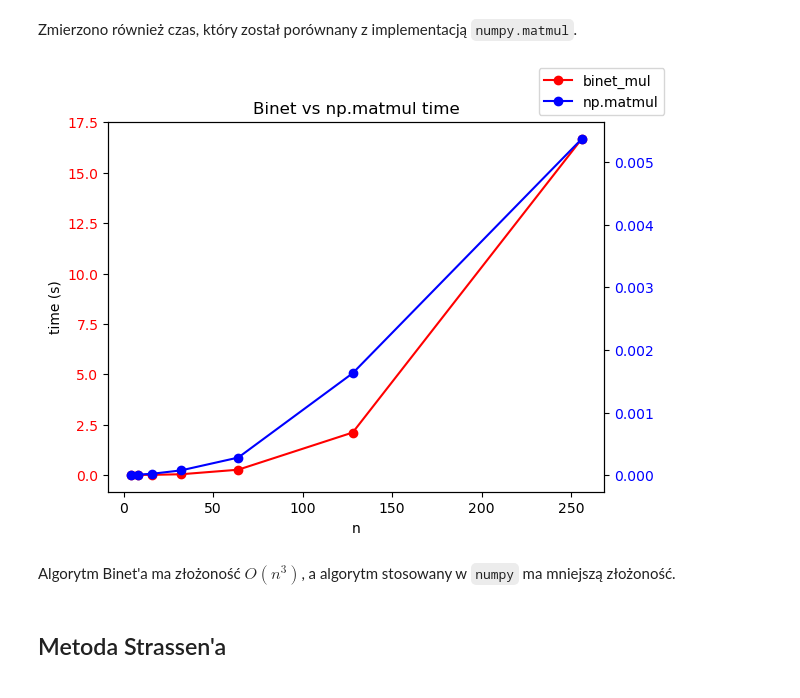
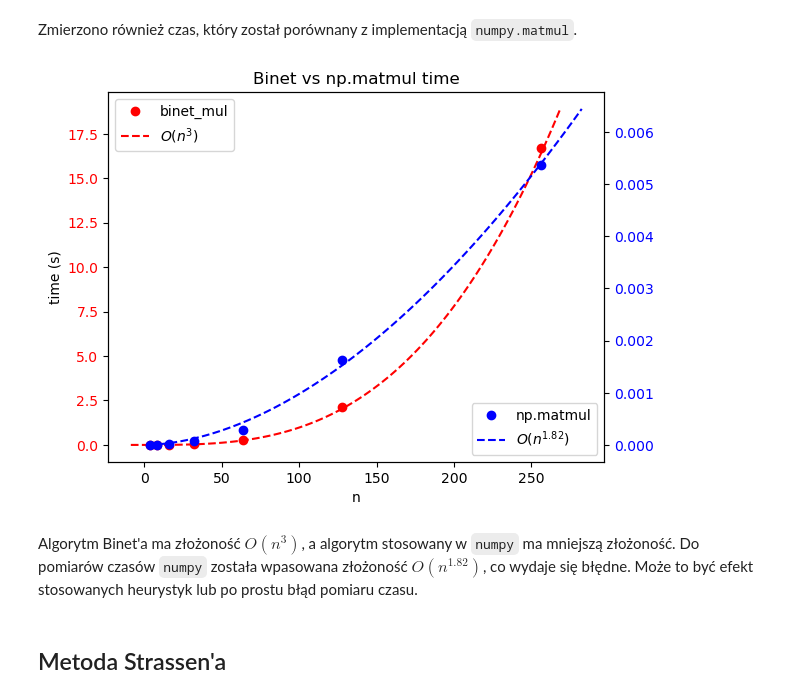
Before and after one commit to weed478/algomat, a Jupyter notebook: zad1/report.ipynb, the cells around one changed output. Saved outputs shown, nothing was run; the diff lists cells and outputs as text; code cells hidden in the pictures.

Commit message:
curve fit

```diff
--- a/zad1/report.ipynb
+++ b/zad1/report.ipynb
@@ -131,22 +131,43 @@ plt.show()
 # %% [markdown]
 Zmierzono również czas, który został porównany z implementacją `numpy.matmul`.
 # %%
+import scipy.optimize
+
 fig, ax1 = plt.subplots()
 ax1.set_xlabel('n')
 ax1.set_ylabel('time (s)')
 ax1.tick_params(axis='y', labelcolor='red')
-ax1.plot(df['n'], df['time_binet'], label='binet_mul', color='red', marker='o')
+ax1.plot(df['n'], df['time_binet'], 'o', label='binet_mul', color='red')
+
+x = df['n']
+y = df['time_binet']
+p = np.polyfit(x, y, 3)
+p[1:] = 0
+x = np.linspace(*plt.xlim(), 100)
+ax1.plot(x, np.polyval(p, x), 'r--', label='$O(n^3)$')
 
 ax2 = ax1.twinx()
 ax2.tick_params(axis='y', labelcolor='blue')
-ax2.plot(df['n'], df['time_np'], label='np.matmul', color='blue', marker='o')
+ax2.plot(df['n'], df['time_np'], 'o', label='np.matmul', color='blue')
 
-fig.legend()
+def f(x, a, b):
+    return a * x**b
+
+x = df['n'].astype(np.float64)
+y = df['time_np'].astype(np.float64)
+popt, pcov = scipy.optimize.curve_fit(f, x, y, bounds=([1e-10, 1.1], [1e-1, 3]), p0=[1e-2, 2])
+x = np.linspace(*plt.xlim(), 100)
+ax2.plot(x, f(x, *popt), 'b--', label=f'$O(n^{{{popt[1]:.2f}}})$')
+
+ax1.legend()
+ax2.legend(loc='lower right')
 plt.title('Binet vs np.matmul time')
 plt.show()
 # %% [output]
-[figure, old version]
+[figure, new version]
 # %% [markdown]
 Algorytm Binet'a ma złożoność $O(n^3)$, a algorytm stosowany w `numpy` ma mniejszą złożoność.
+Do pomiarów czasów `numpy` została wpasowana złożoność $O(n^{1.82})$, co wydaje się błędne.
+Może to być efekt stosowanych heurystyk lub po prostu błąd pomiaru czasu.
 # %% [markdown]
 ## Metoda Strassen'a
```
Also changed, not shown: 1 other file.
